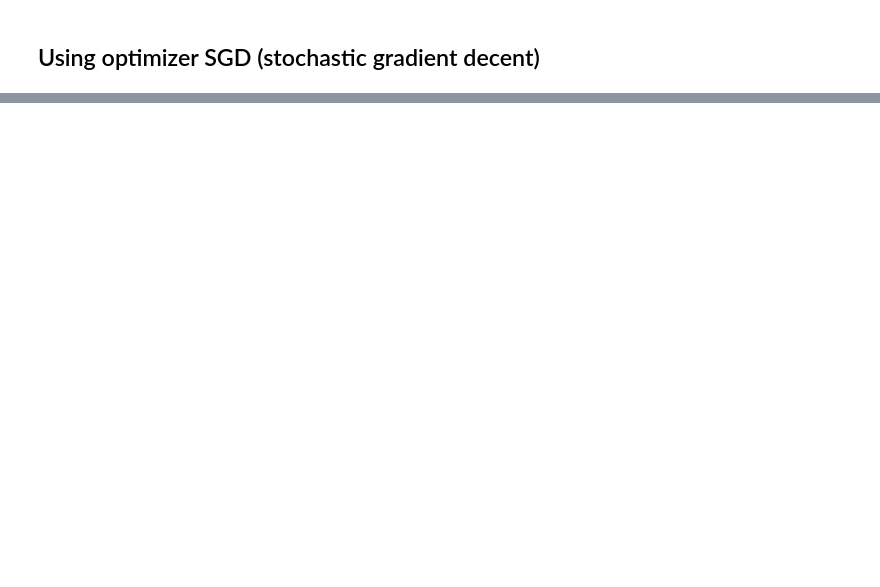
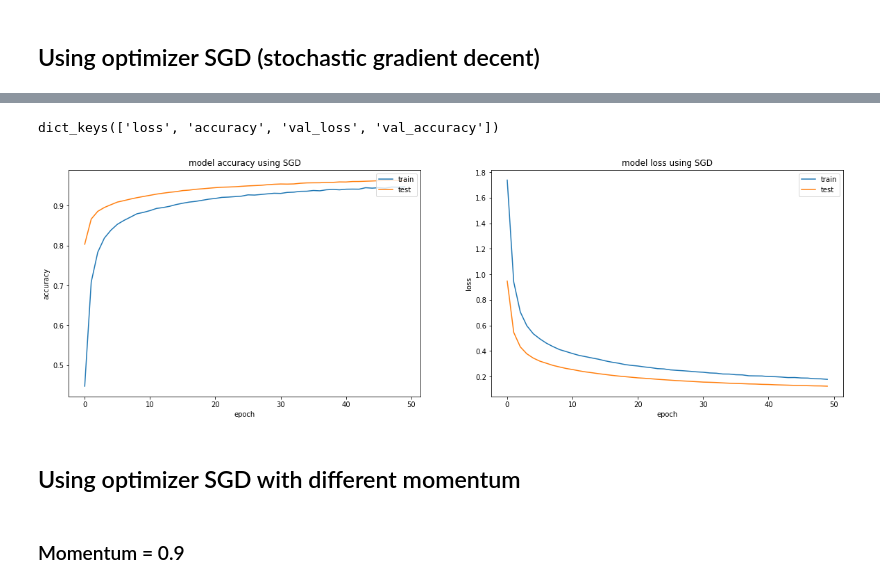
Before and after one commit to denpo1022/MNIST-Research, a Jupyter notebook: main.ipynb, the cells around one changed output, grey strips where cells are left out. Saved outputs shown, nothing was run; the diff lists cells and outputs as text; code cells hidden in the pictures; blank space fills up the shorter version.

Commit message:
updated with plots and main file

```diff
--- a/main.ipynb
+++ b/main.ipynb
@@ -130,0 +90,10 @@ Average test accuracy using SGD is : 0.9620800137519836
+# %%
+# compile the model
+model.compile(optimizer='SGD',
+			loss='categorical_crossentropy',
+			metrics=['accuracy'])
+
+# train the moodel
+history = model.fit(X_train, Y_train,
+		batch_size=BATCH_SIZE, epochs=EPOCHS,
+		verbose=VERBOSE, validation_split=VALIDATION_SPLIT)
@@ -130,0 +125,35 @@ Average test accuracy using SGD is : 0.9620800137519836
+# %%
+# list all data in history
+print(history.history.keys())
+
+# set up side-by-side image display
+fig = plt.figure()
+fig.set_figheight(6)
+fig.set_figwidth(20)
+
+# summarize history for accuracy
+fig.add_subplot(1, 2, 1)
+plt.plot(history.history['accuracy'])
+plt.plot(history.history['val_accuracy'])
+plt.title('model accuracy using SGD')
+plt.ylabel('accuracy')
+plt.xlabel('epoch')
+plt.legend(['train', 'test'], loc='upper right')
+
+# summarize history for loss
+fig.add_subplot(1, 2, 2)
+plt.plot(history.history['loss'])
+plt.plot(history.history['val_loss'])
+plt.title('model loss using SGD')
+plt.ylabel('loss')
+plt.xlabel('epoch')
+plt.legend(['train', 'test'], loc='upper right')
+
+plt.show()
+# %% [output]
+dict_keys(['loss', 'accuracy', 'val_loss', 'val_accuracy'])
+[figure, added]
+# %% [markdown]
+## Using optimizer SGD with different momentum
+# %% [markdown]
+### Momentum = 0.9
```
Also changed, not shown: parts of 33 cells of this notebook, 12 other files.
